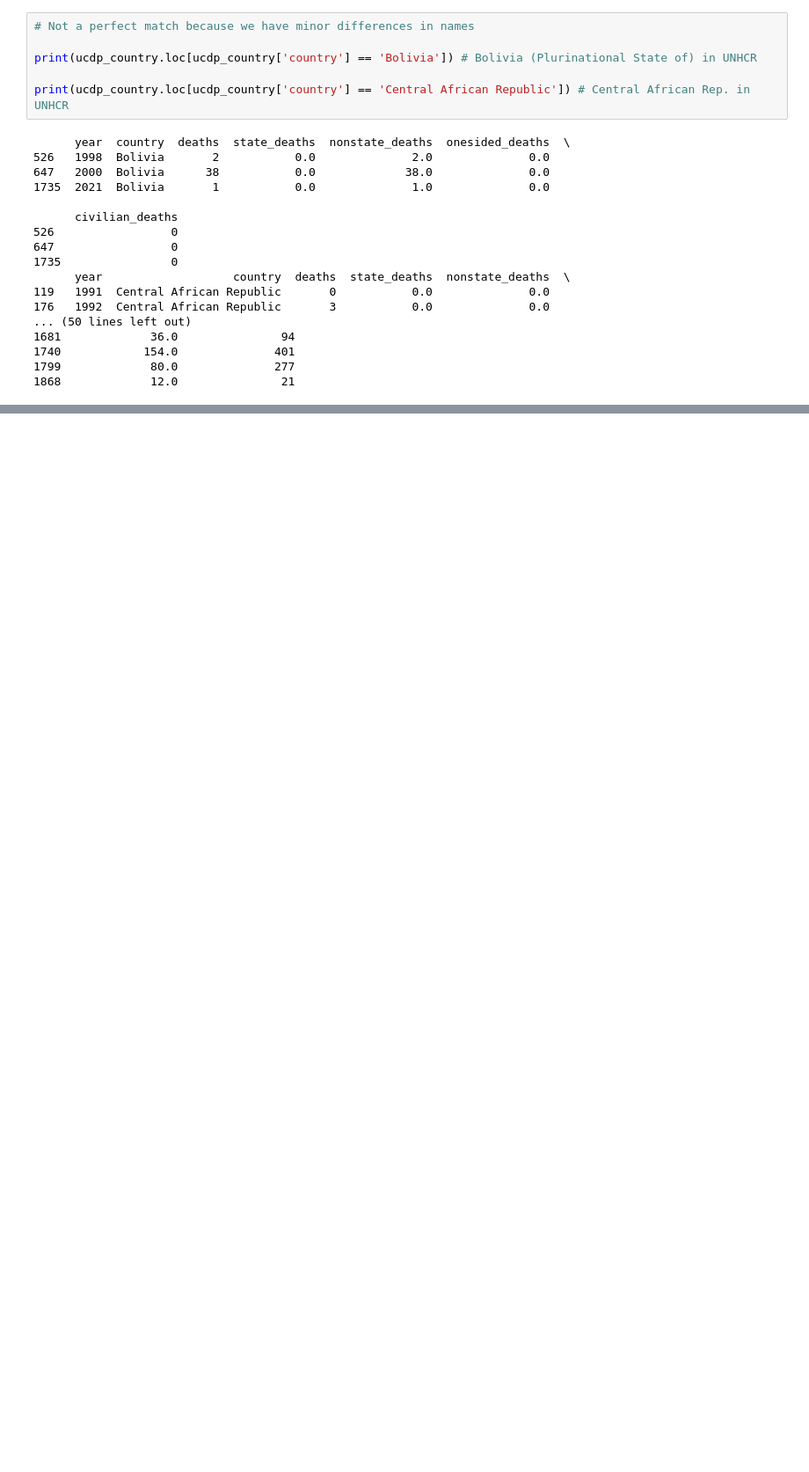
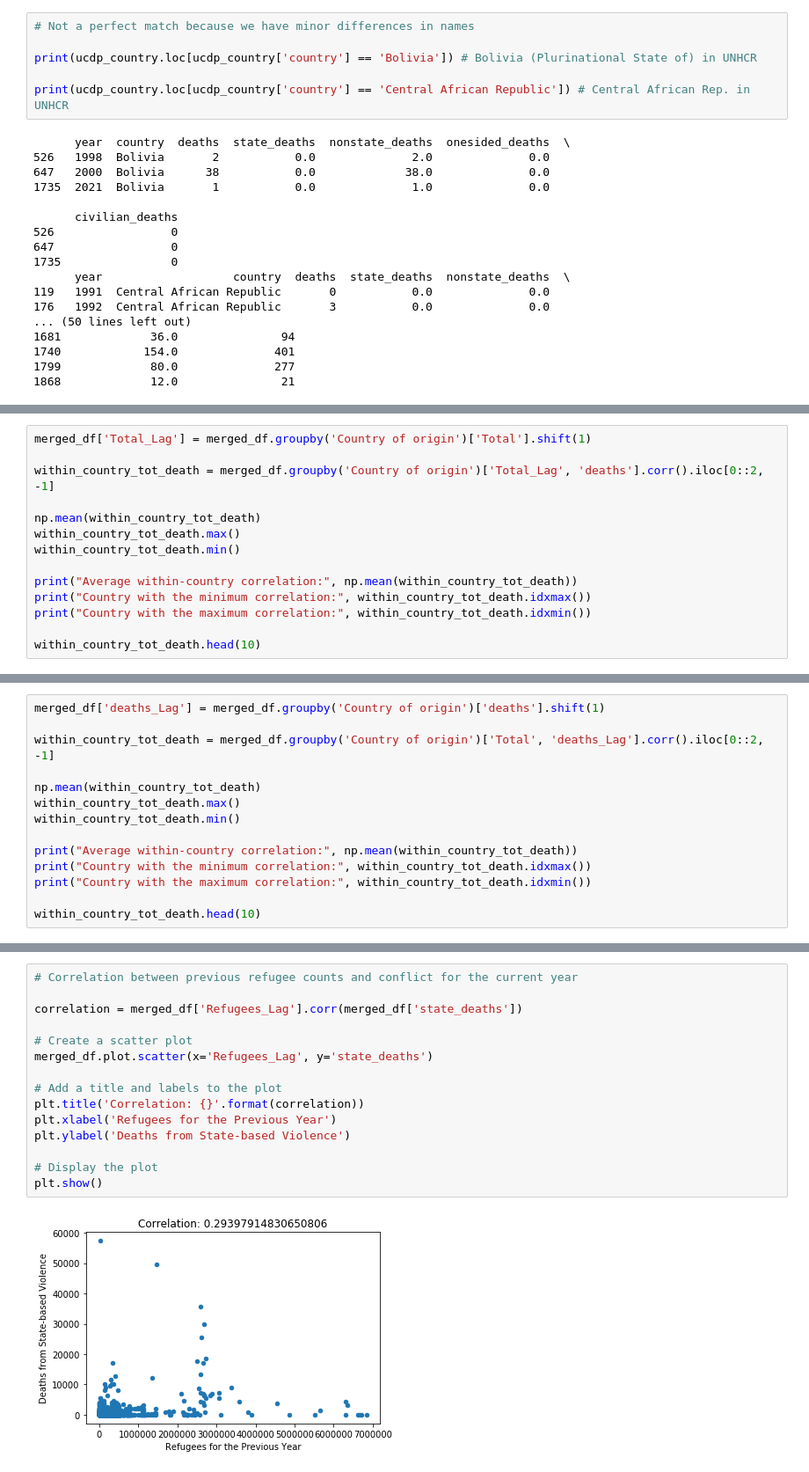
Before and after one commit to luisquinonesPR/thesis, a Jupyter notebook: UNHCR EDA.ipynb, the cells around one changed output, grey strips where cells are left out. Shown: that part at 88% size. Saved outputs shown, nothing was run; the diff lists cells and outputs as text; blank space fills up the shorter version.

```diff
--- a/UNHCR EDA.ipynb
+++ b/UNHCR EDA.ipynb
@@ -426,0 +584,14 @@ merged_df[['deaths','state_deaths', 'nonstate_deaths', 'onesided_deaths', 'civil
+# %%
+merged_df['Total_Lag'] = merged_df.groupby('Country of origin')['Total'].shift(1)
+
+within_country_tot_death = merged_df.groupby('Country of origin')['Total_Lag', 'deaths'].corr().iloc[0::2, -1]
+
+np.mean(within_country_tot_death)
+within_country_tot_death.max()
+within_country_tot_death.min()
+
+print("Average within-country correlation:", np.mean(within_country_tot_death))
+print("Country with the minimum correlation:", within_country_tot_death.idxmax())
+print("Country with the maximum correlation:", within_country_tot_death.idxmin())
+
+within_country_tot_death.head(10)
@@ -426,0 +670,14 @@ merged_df[['deaths','state_deaths', 'nonstate_deaths', 'onesided_deaths', 'civil
+# %%
+merged_df['deaths_Lag'] = merged_df.groupby('Country of origin')['deaths'].shift(1)
+
+within_country_tot_death = merged_df.groupby('Country of origin')['Total', 'deaths_Lag'].corr().iloc[0::2, -1]
+
+np.mean(within_country_tot_death)
+within_country_tot_death.max()
+within_country_tot_death.min()
+
+print("Average within-country correlation:", np.mean(within_country_tot_death))
+print("Country with the minimum correlation:", within_country_tot_death.idxmax())
+print("Country with the maximum correlation:", within_country_tot_death.idxmin())
+
+within_country_tot_death.head(10)
@@ -426,0 +812,17 @@ merged_df[['deaths','state_deaths', 'nonstate_deaths', 'onesided_deaths', 'civil
+# %%
+# Correlation between previous refugee counts and conflict for the current year
+
+correlation = merged_df['Refugees_Lag'].corr(merged_df['state_deaths'])
+
+# Create a scatter plot
+merged_df.plot.scatter(x='Refugees_Lag', y='state_deaths')
+
+# Add a title and labels to the plot
+plt.title('Correlation: {}'.format(correlation))
+plt.xlabel('Refugees for the Previous Year')
+plt.ylabel('Deaths from State-based Violence')
+
+# Display the plot
+plt.show()
+# %% [output]
+[figure, added]
```
Also changed, not shown: parts of 19 cells of this notebook, 1 other file.
